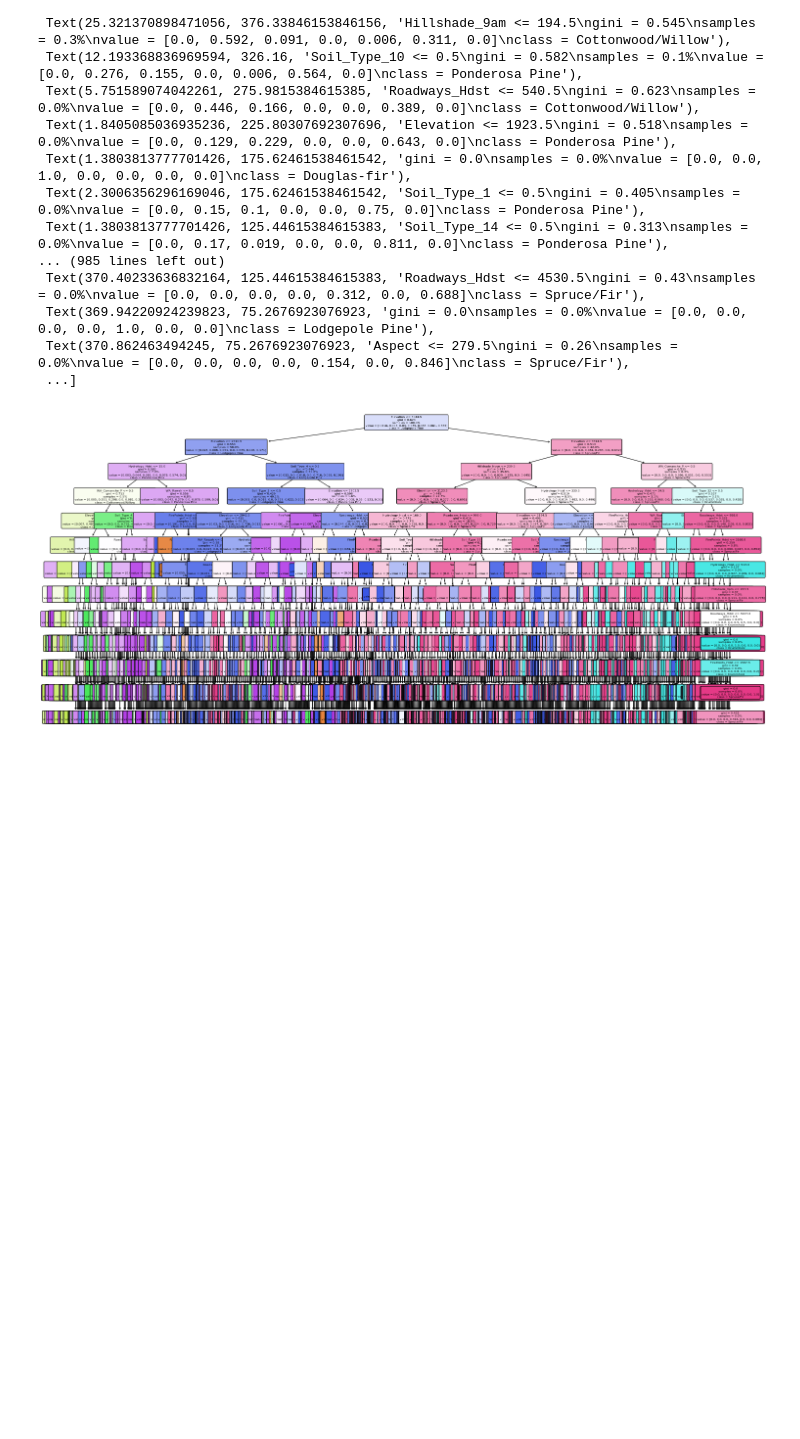
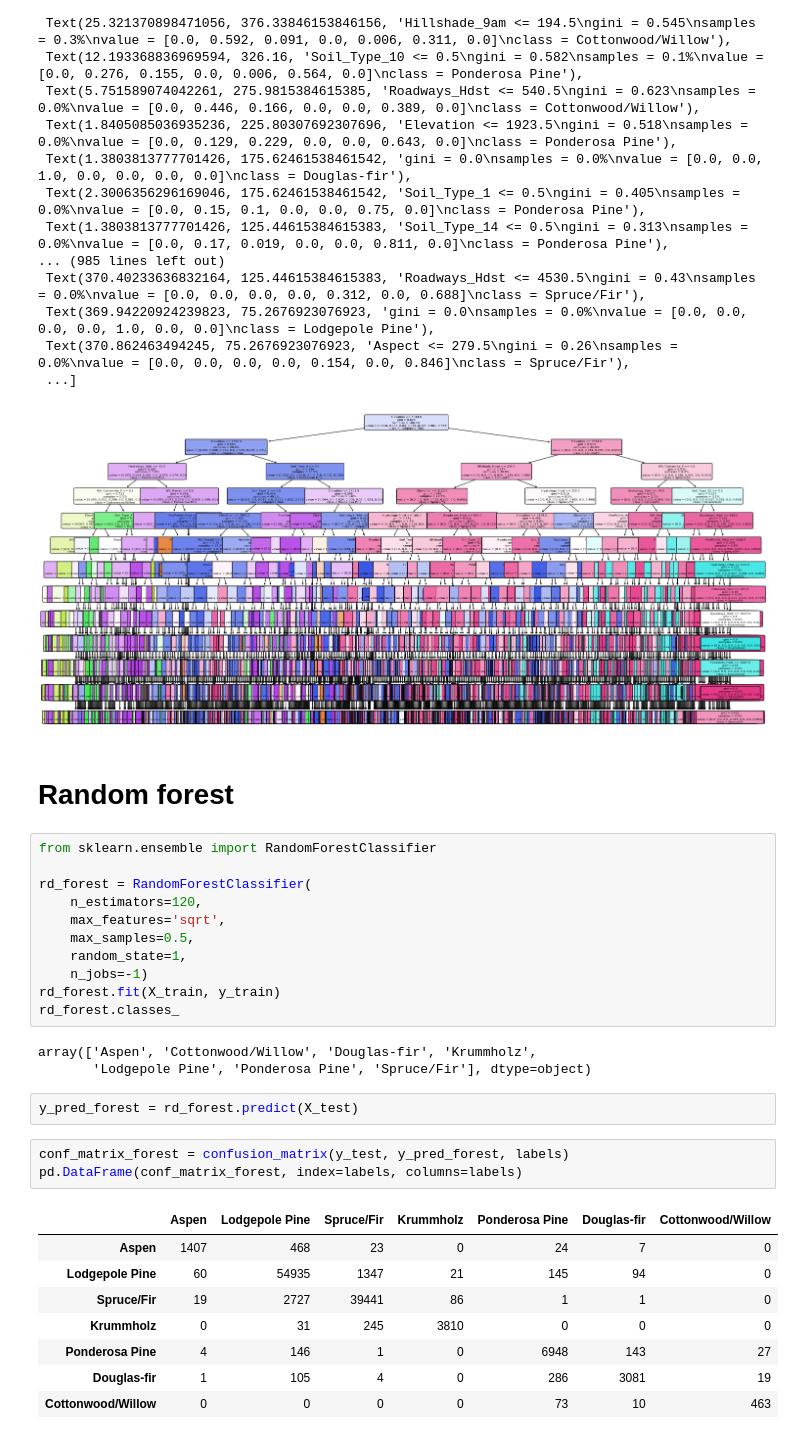
Before and after one commit to johnnyloreano/SGBDFinal, a Jupyter notebook: trabalho_classificacao.ipynb, the cells around one changed output. Cells and saved outputs as stored; diff of their text form; blank space fills up the shorter version.

Commit message:
random forest

```diff
--- a/trabalho_classificacao.ipynb
+++ b/trabalho_classificacao.ipynb
@@ -560,3 +558,33 @@ tree.plot_tree(tree_2,
  Text(370.862463494245, 75.2676923076923, 'Aspect <= 279.5\ngini = 0.26\nsamples = 0.0%\nvalue = [0.0, 0.0, 0.0, 0.0, 0.154, 0.0, 0.846]\nclass = Spruce/Fir'),
  ...]
 [figure]
+# %% [markdown]
+# Random forest
+# %%
+from sklearn.ensemble import RandomForestClassifier
+
+rd_forest = RandomForestClassifier(
+    n_estimators=120,
+    max_features='sqrt',
+    max_samples=0.5,
+    random_state=1,
+    n_jobs=-1)
+rd_forest.fit(X_train, y_train)
+rd_forest.classes_
+# %% [output]
+array(['Aspen', 'Cottonwood/Willow', 'Douglas-fir', 'Krummholz',
+       'Lodgepole Pine', 'Ponderosa Pine', 'Spruce/Fir'], dtype=object)
+# %%
+y_pred_forest = rd_forest.predict(X_test)
+# %%
+conf_matrix_forest = confusion_matrix(y_test, y_pred_forest, labels)
+pd.DataFrame(conf_matrix_forest, index=labels, columns=labels)
+# %% [output]
+|  | Aspen | Lodgepole Pine | Spruce/Fir | Krummholz | Ponderosa Pine | Douglas-fir | Cottonwood/Willow |
+| Aspen | 1407 | 468 | 23 | 0 | 24 | 7 | 0 |
+| Lodgepole Pine | 60 | 54935 | 1347 | 21 | 145 | 94 | 0 |
+| Spruce/Fir | 19 | 2727 | 39441 | 86 | 1 | 1 | 0 |
+| Krummholz | 0 | 31 | 245 | 3810 | 0 | 0 | 0 |
+| Ponderosa Pine | 4 | 146 | 1 | 0 | 6948 | 143 | 27 |
+| Douglas-fir | 1 | 105 | 4 | 0 | 286 | 3081 | 19 |
+| Cottonwood/Willow | 0 | 0 | 0 | 0 | 73 | 10 | 463 |
```
Also changed, not shown: parts of 5 cells of this notebook.
